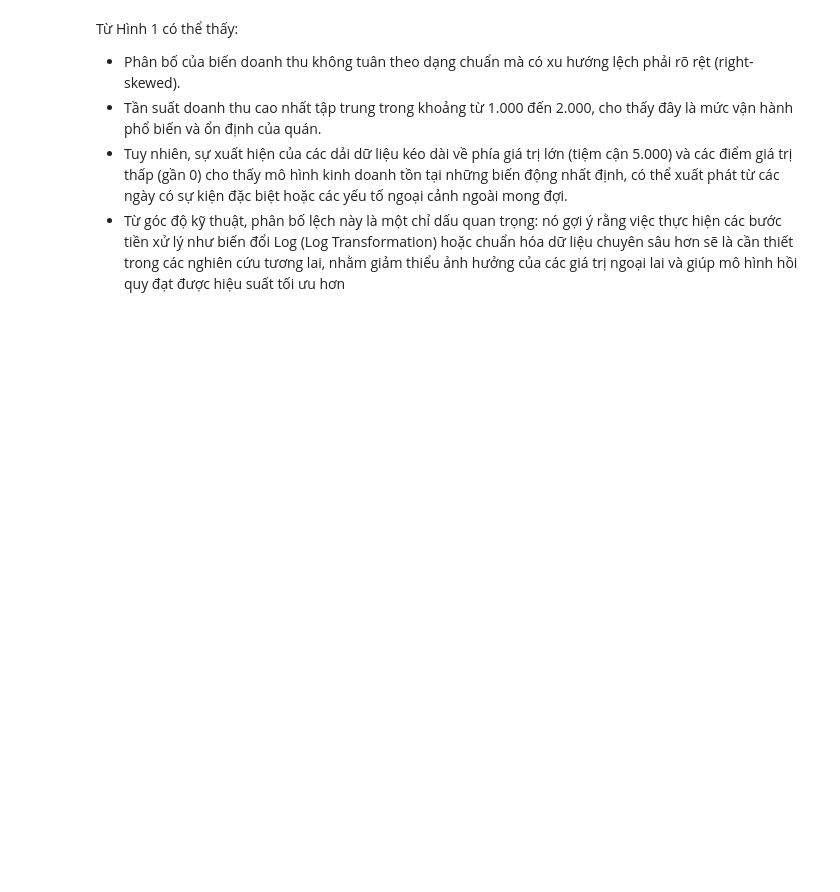
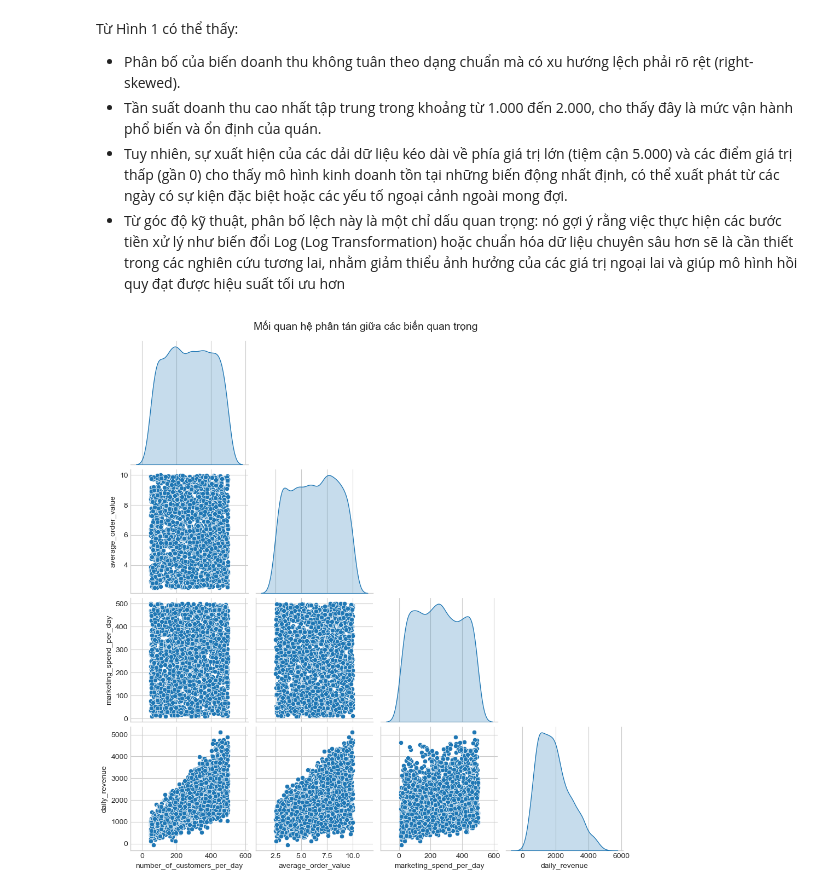
Before and after one commit to giang11082006/MAI, a Jupyter notebook: preprocessing_EDA.ipynb, the cells around one changed output. Saved outputs shown, nothing was run; the diff lists cells and outputs as text; code cells hidden in the pictures; blank space fills up the shorter version.

```diff
--- a/preprocessing_EDA.ipynb
+++ b/preprocessing_EDA.ipynb
@@ -136,3 +114,11 @@ Từ Hình 1 có thể thấy:
 - Tần suất doanh thu cao nhất tập trung trong khoảng từ 1.000 đến 2.000, cho thấy đây là mức vận hành phổ biến và ổn định của quán.
 - Tuy nhiên, sự xuất hiện của các dải dữ liệu kéo dài về phía giá trị lớn (tiệm cận 5.000) và các điểm giá trị thấp (gần 0) cho thấy mô hình kinh doanh tồn tại những biến động nhất định, có thể xuất phát từ các ngày có sự kiện đặc biệt hoặc các yếu tố ngoại cảnh ngoài mong đợi.
 - Từ góc độ kỹ thuật, phân bố lệch này là một chỉ dấu quan trọng: nó gợi ý rằng việc thực hiện các bước tiền xử lý như biến đổi Log (Log Transformation) hoặc chuẩn hóa dữ liệu chuyên sâu hơn sẽ là cần thiết trong các nghiên cứu tương lai, nhằm giảm thiểu ảnh hưởng của các giá trị ngoại lai và giúp mô hình hồi quy đạt được hiệu suất tối ưu hơn
+# %%
+# 3. Pairplot (Xem xét phân tán của một số biến chính)
+cols_to_plot = ['number_of_customers_per_day', 'average_order_value', 'marketing_spend_per_day', 'daily_revenue']
+sns.pairplot(df[cols_to_plot], diag_kind='kde', corner=True)
+plt.suptitle('Mối quan hệ phân tán giữa các biến quan trọng', y=1.02, fontsize=14)
+plt.show()
+# %% [output]
+[figure, added]
```
Also changed, not shown: parts of 9 cells of this notebook.
